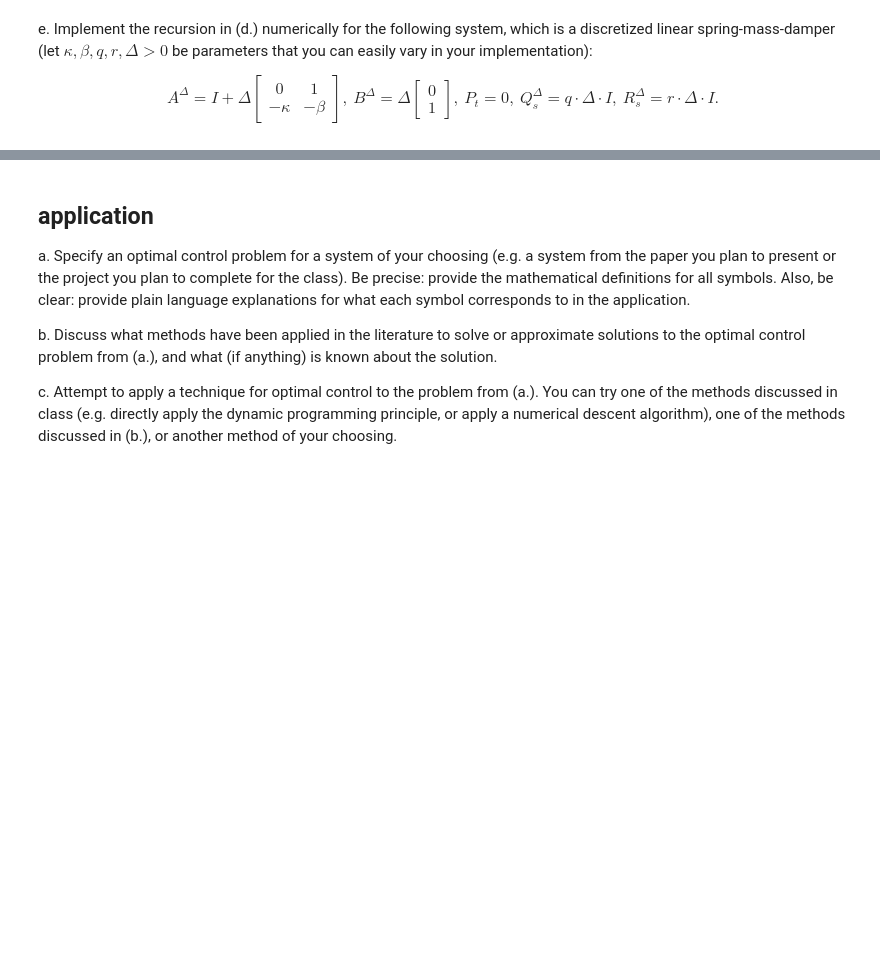
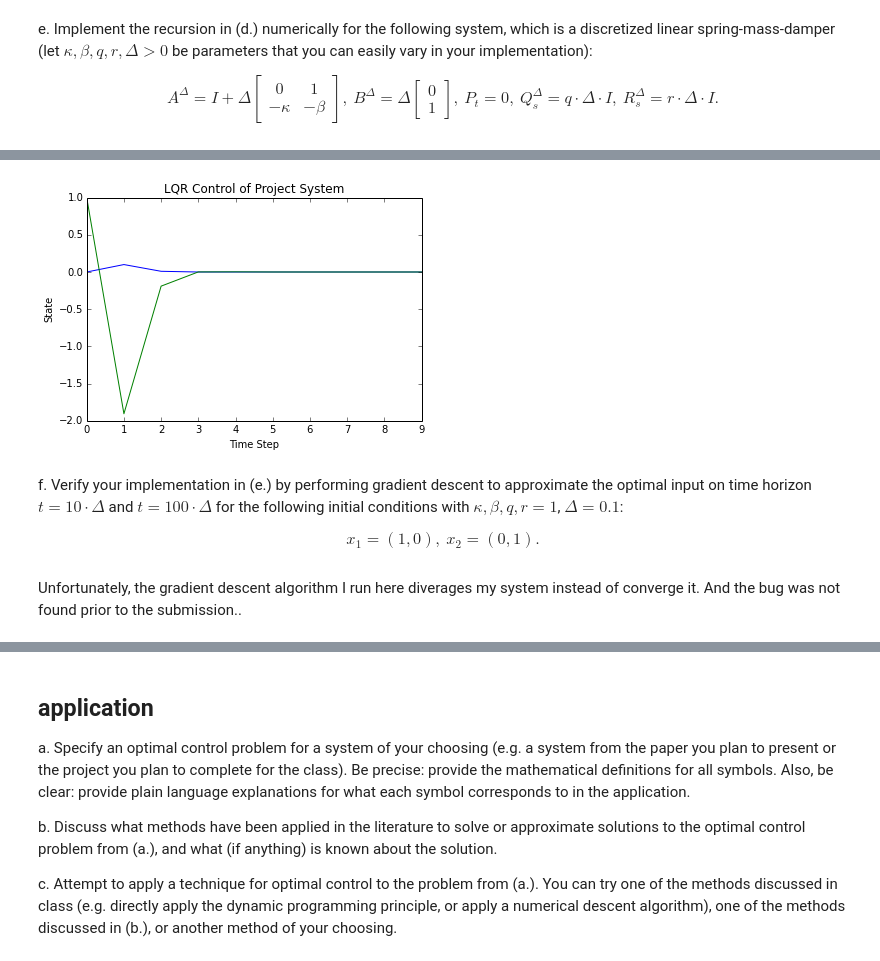
Before and after one commit to bolingy/Opt_ML_Ctrl, a Jupyter notebook: hw1.ipynb, the cells around one changed output, grey strips where cells are left out. Saved outputs shown, nothing was run; the diff lists cells and outputs as text; code cells hidden in the pictures; blank space fills up the shorter version.

```diff
--- a/hw1.ipynb
+++ b/hw1.ipynb
@@ -92,0 +146,15 @@ K,P = LQR(A,B,Q,R,P,10,0.1)
+# %%
+plt.plot(x_spring[:,0])
+plt.plot(x_spring[:,1])
+plt.title('LQR Control of Project System')
+plt.xlabel('Time Step')
+plt.ylabel('State')
+plt.show()
+# %% [output]
+[figure, added]
+# %% [markdown]
+f. Verify your implementation in (e.) by performing gradient descent to approximate the optimal input on time horizon $t = 10\cdot\Delta$ and $t = 100\cdot\Delta$ for the following initial conditions with $\kappa,\beta,q,r = 1$, $\Delta = 0.1$:
+
+$$x_1 = (1,0),\ x_2 = (0,1).$$
+# %% [markdown]
+Unfortunately, the gradient descent algorithm I run here diverages my system instead of converge it. And the bug was not found prior to the submission..
```
Also changed, not shown: parts of 15 cells of this notebook, 2 other files.
